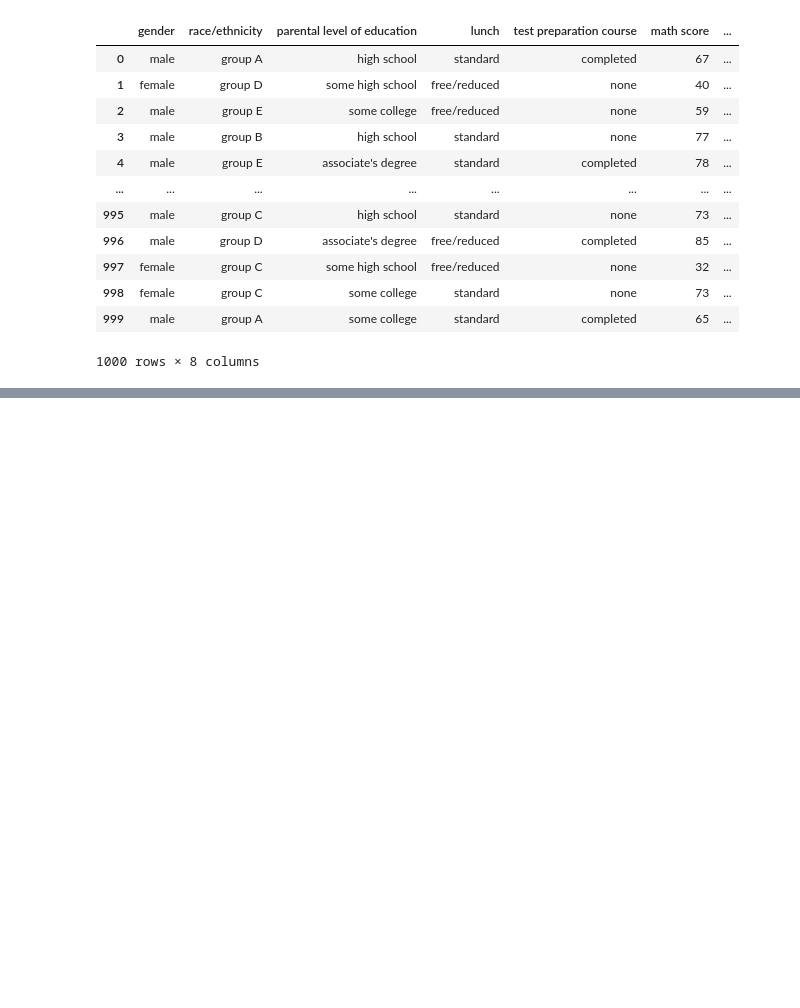
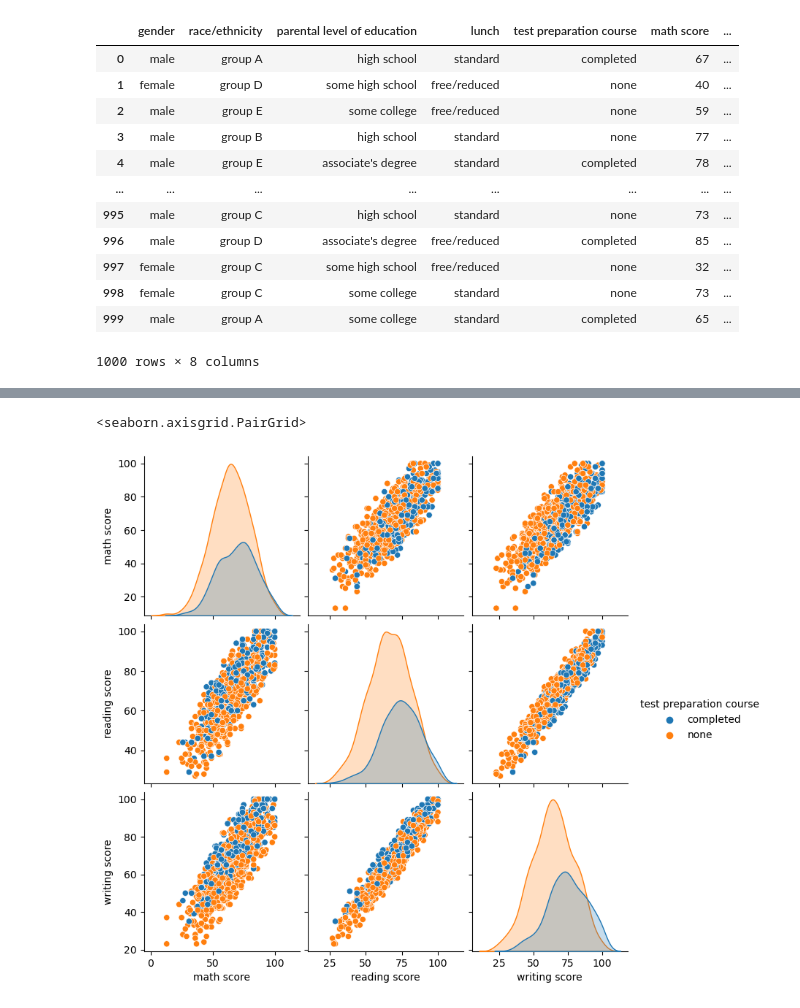
Before and after one commit to ubco-W2022T1-cosc301/project-group01, a Jupyter notebook: notebooks/analysis3.ipynb, the cells around one changed output, grey strips where cells are left out. Saved outputs shown, nothing was run; the diff lists cells and outputs as text; code cells hidden in the pictures; blank space fills up the shorter version.

```diff
--- a/notebooks/analysis3.ipynb
+++ b/notebooks/analysis3.ipynb
@@ -8,7 +8,8 @@ I am interested in researching the relationship between race/ethnicity and stand
 import numpy as np
 import pandas as pd
 
-pd.read_csv('C:/Users/Okpog/301/project-group01/data/raw/exams.csv')
+data = pd.read_csv('C:/Users/Okpog/301/project-group01/data/raw/exams.csv')
+data
 # %% [output]
 |  | gender | race/ethnicity | parental level of education | lunch | test preparation course | math score | ... |
 | 0 | male | group A | high school | standard | completed | 67 | ... |
@@ -25,0 +34,3 @@ pd.read_csv('C:/Users/Okpog/301/project-group01/data/raw/exams.csv')
+# %%
+data = data.drop(columns = ['gender','lunch','parental level of education'])
+data
@@ -25,0 +51,5 @@ pd.read_csv('C:/Users/Okpog/301/project-group01/data/raw/exams.csv')
+# %%
+sns.pairplot(data,hue='test preparation course')
+# %% [output]
+<seaborn.axisgrid.PairGrid>
+[figure, added]
```
Also changed, not shown: parts of 7 cells of this notebook, 1 other file.
